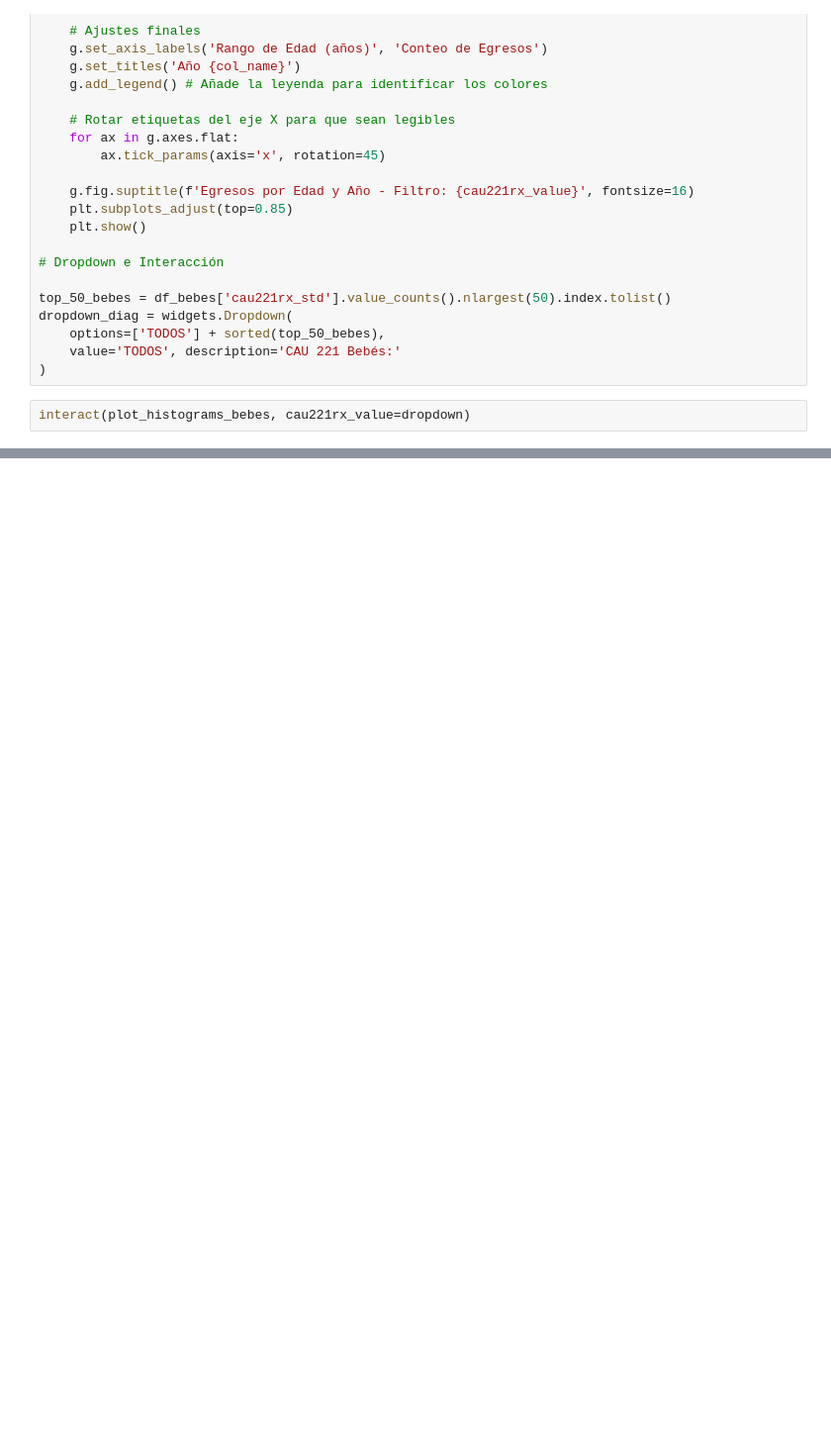
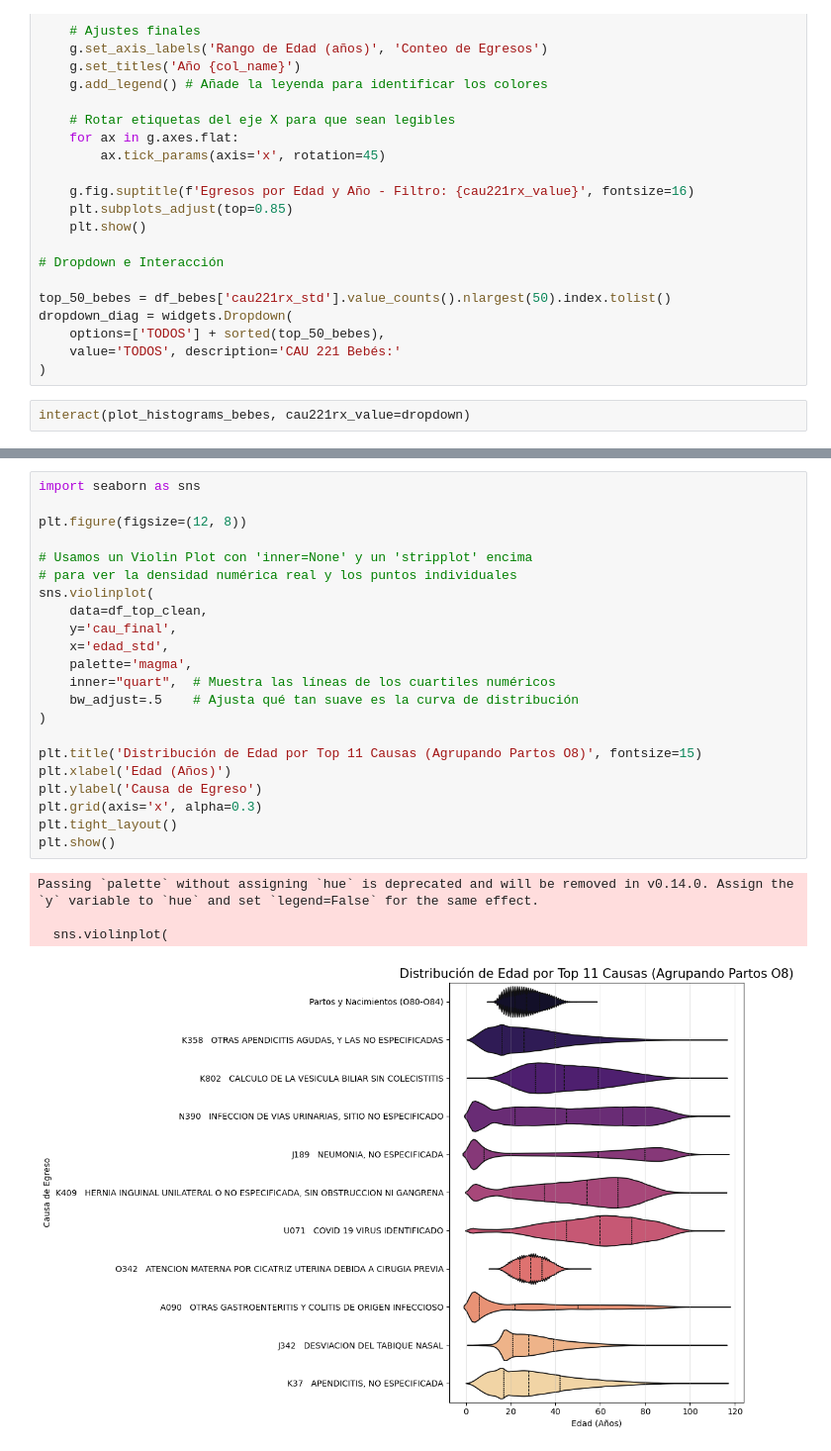
Before and after one commit to kris-aid/Ecu-Hospital-Data-Analysis, a Jupyter notebook: notebooks/visualizacion/sistema_salud_visualization.ipynb, the cells around one changed output, grey strips where cells are left out. Shown at 99% size. Cells and saved outputs as stored; diff of their text form; blank space fills up the shorter version.

```diff
--- a/notebooks/visualizacion/sistema_salud_visualization.ipynb
+++ b/notebooks/visualizacion/sistema_salud_visualization.ipynb
@@ -387,0 +466,27 @@ interact(plot_histograms_bebes, cau221rx_value=dropdown)
+# %%
+import seaborn as sns
+
+plt.figure(figsize=(12, 8))
+
+# Usamos un Violin Plot con 'inner=None' y un 'stripplot' encima
+# para ver la densidad numérica real y los puntos individuales
+sns.violinplot(
+    data=df_top_clean,
+    y='cau_final',
+    x='edad_std',
+    palette='magma',
+    inner="quart",  # Muestra las líneas de los cuartiles numéricos
+    bw_adjust=.5    # Ajusta qué tan suave es la curva de distribución
+)
+
+plt.title('Distribución de Edad por Top 11 Causas (Agrupando Partos O8)', fontsize=15)
+plt.xlabel('Edad (Años)')
+plt.ylabel('Causa de Egreso')
+plt.grid(axis='x', alpha=0.3)
+plt.tight_layout()
+plt.show()
+# %% [output]
+Passing `palette` without assigning `hue` is deprecated and will be removed in v0.14.0. Assign the `y` variable to `hue` and set `legend=False` for the same effect.
+
+  sns.violinplot(
+[figure, added]
```
Also changed, not shown: parts of 8 cells of this notebook, 20 other files.
